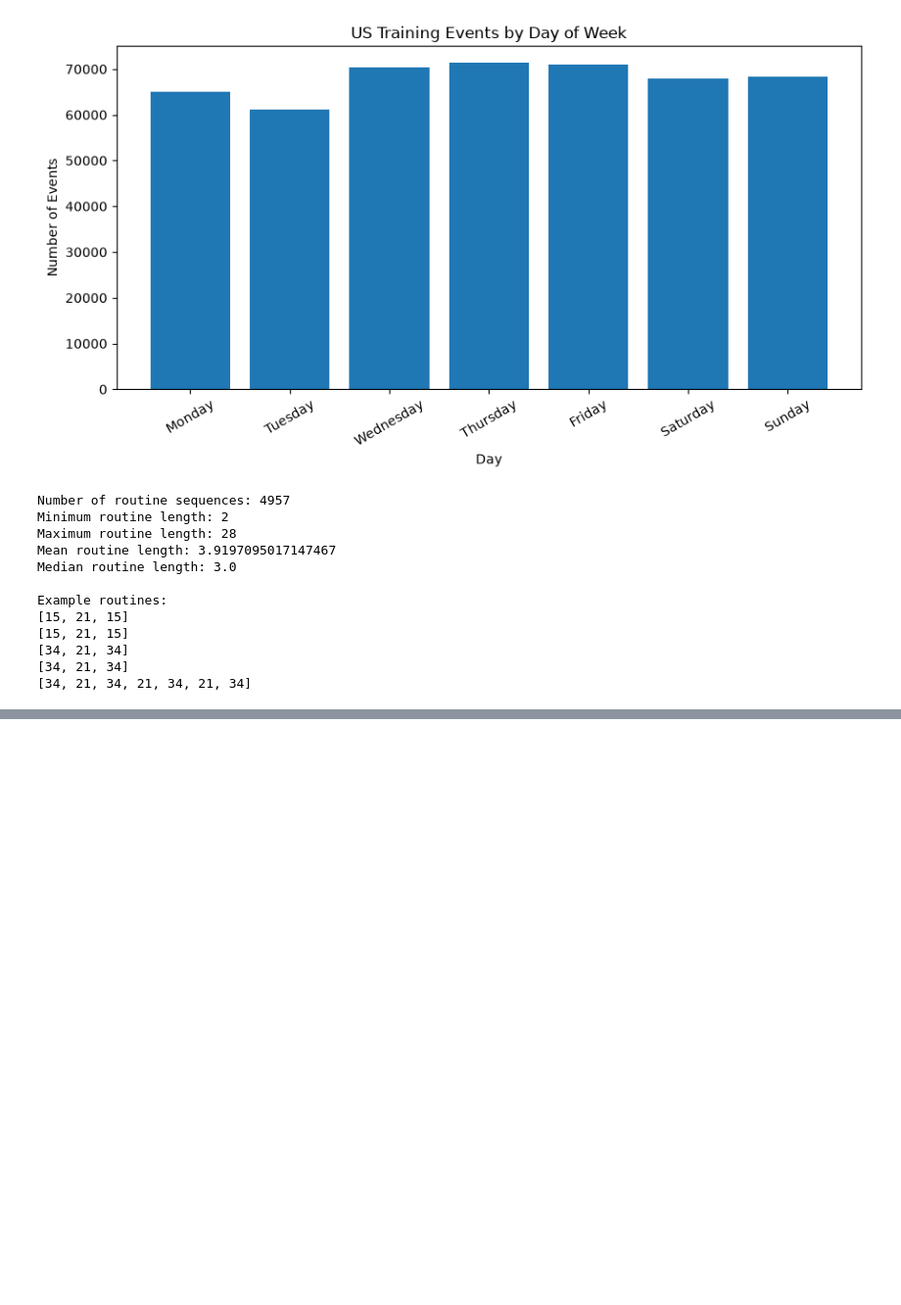
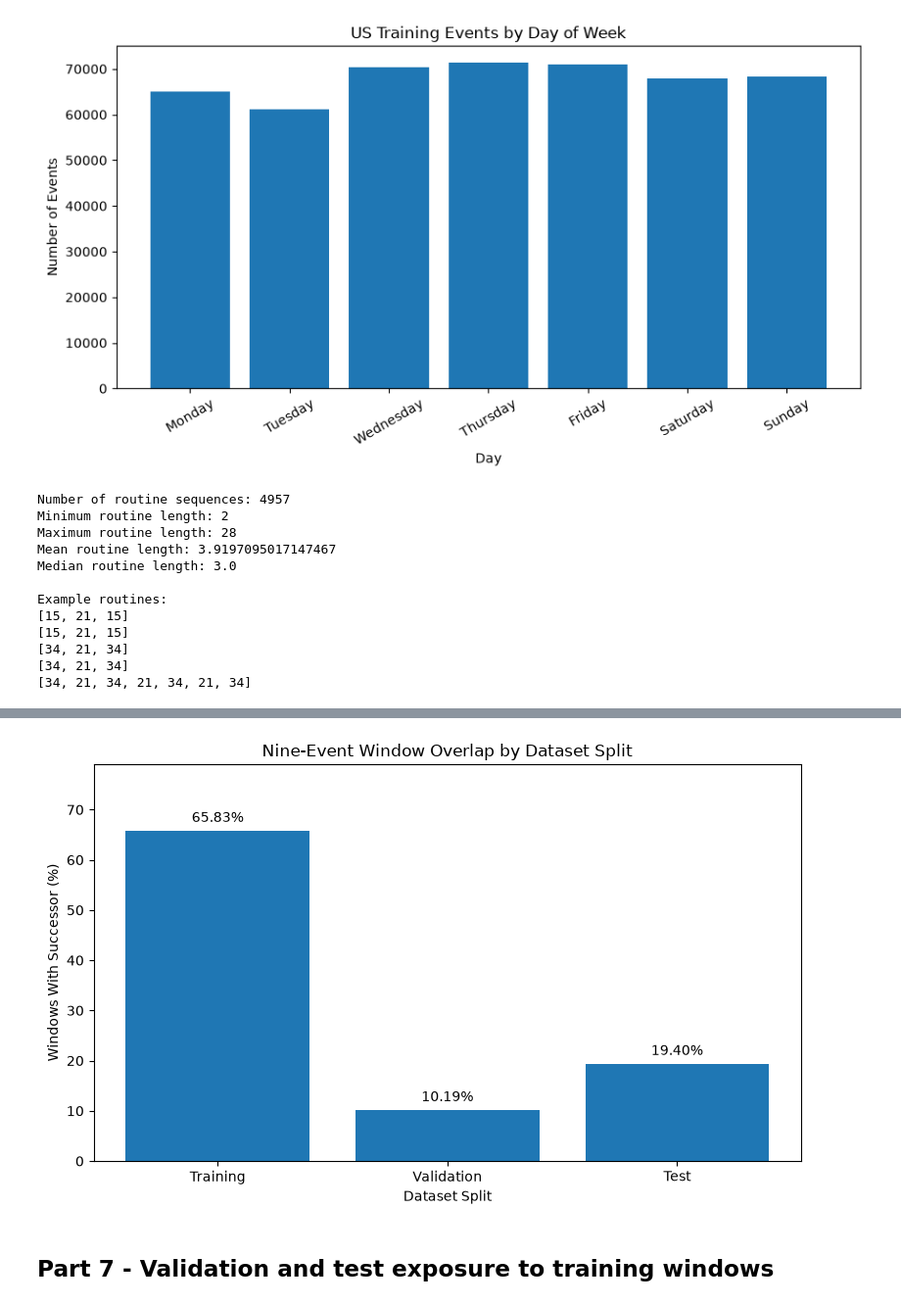
Before and after one commit to HarrisonWilliams123/data-mining-project, a Jupyter notebook: Untitled.ipynb, the cells around one changed output, grey strips where cells are left out. Shown at 98% size. Saved outputs shown, nothing was run; the diff lists cells and outputs as text; code cells hidden in the pictures; blank space fills up the shorter version.

```diff
--- a/Untitled.ipynb
+++ b/Untitled.ipynb
@@ -501,0 +1184,40 @@ Example routines:
+# %%
+fig, ax = plt.subplots(figsize=(8, 5))
+
+bars = ax.bar(
+    overlap_df["Split"],
+    overlap_df["Successor %"]
+)
+
+ax.set_title(
+    "Nine-Event Window Overlap by Dataset Split"
+)
+ax.set_xlabel("Dataset Split")
+ax.set_ylabel("Windows With Successor (%)")
+
+for bar in bars:
+    height = bar.get_height()
+    ax.annotate(
+        f"{height:.2f}%",
+        (
+            bar.get_x() + bar.get_width() / 2,
+            height
+        ),
+        ha="center",
+        va="bottom",
+        xytext=(0, 4),
+        textcoords="offset points"
+    )
+
+ax.set_ylim(
+    0,
+    max(overlap_df["Successor %"].max() * 1.2, 1)
+)
+
+plt.tight_layout()
+plt.show()
+# %% [output]
+[figure, added]
+# %% [markdown]
+Part 7 - Validation and test exposure to training windows
+-------------------------------------------------
```
Also changed, not shown: parts of 37 cells of this notebook, 2 other files.
